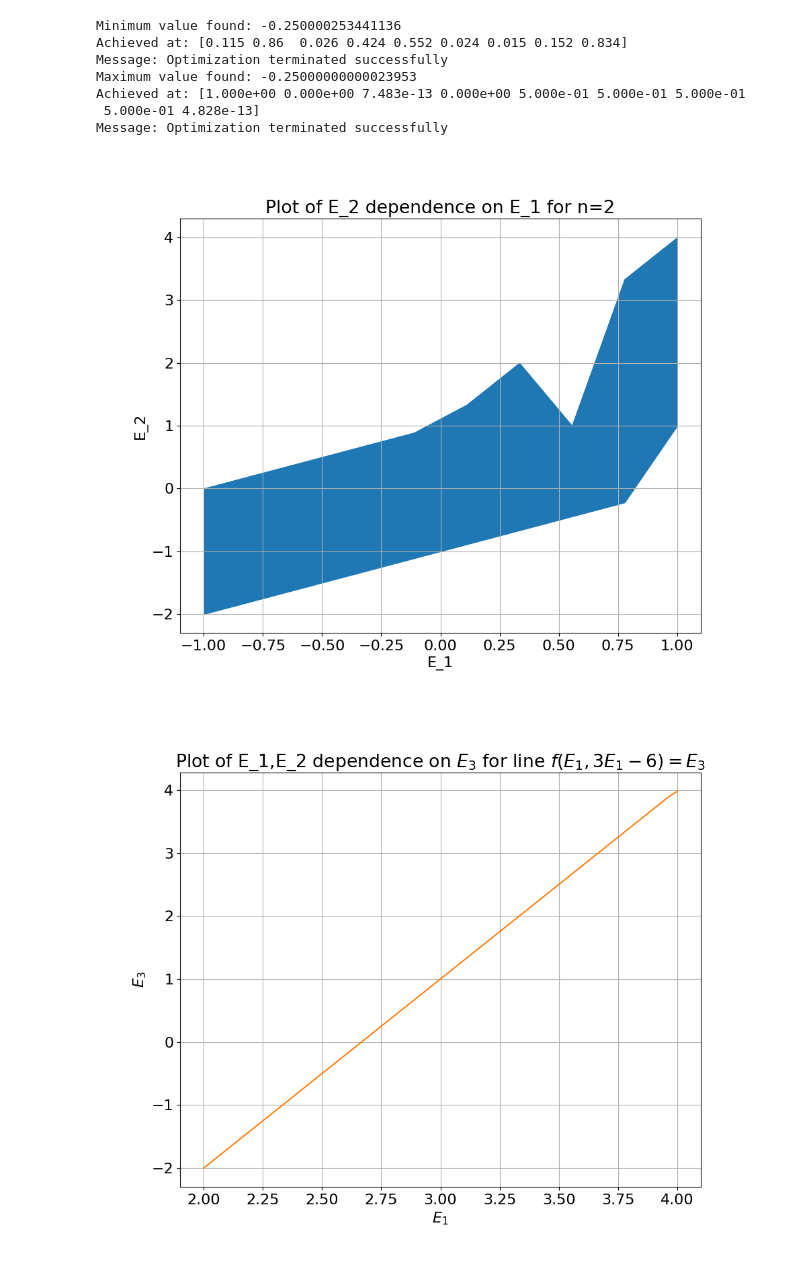
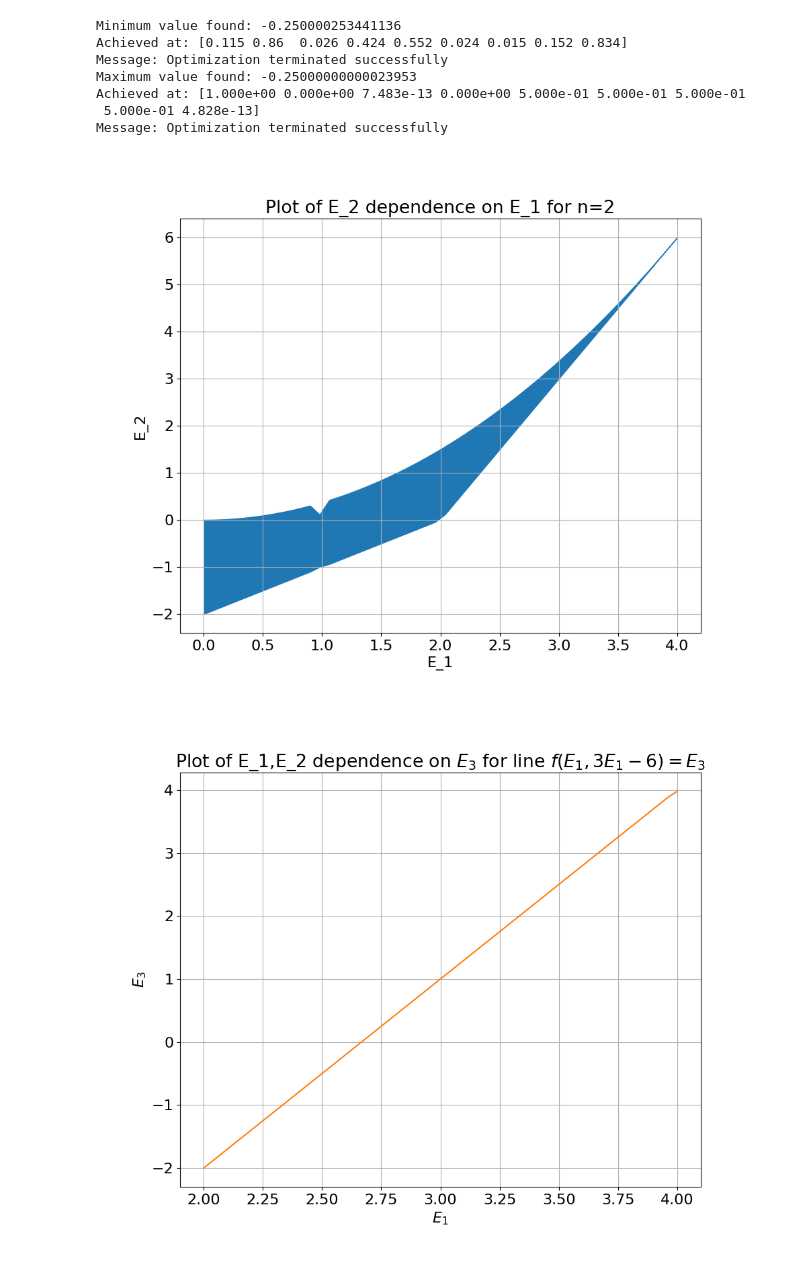
Before and after one commit to Thrinador/niep, a Jupyter notebook: niep/niep.ipynb, the cells around one changed output. Cells and saved outputs as stored; diff of their text form; code cells hidden in the pictures.

```diff
--- a/niep/niep.ipynb
+++ b/niep/niep.ipynb
@@ -106,30 +106,30 @@ Achieved at: [1.000e+00 0.000e+00 7.483e-13 0.000e+00 5.000e-01 5.000e-01 5.000e
 Message: Optimization terminated successfully
 # %%
 # Generate x values from 0 to 3
-x_values = np.linspace(-1, 1, 10)
+x_values = np.linspace(0, 4, 50)
 
-min_y = list(map(functools.partial(run_function_with_constraints_and_equal, func_num=2, loc=3), x_values))
-max_y = list(map(functools.partial(run_function_with_constraints_and_equal, func_num=2+n, loc=3), x_values))
+min_y = list(map(functools.partial(run_function_with_constraints_and_equal, func_num=1, loc=0), x_values))
+max_y = list(map(functools.partial(run_function_with_constraints_and_equal, func_num=1+n, loc=0), x_values))
 
 min_y_values = [y.fun for y in min_y]
 max_y_values = [y.fun*-1 for y in max_y]
 
 font = {'size': 16}
 plt.rc('font', **font)
 
 plt.figure(figsize=(10, 8))
 plt.fill_between(x_values, min_y_values, max_y_values, interpolate=True, color='C0')
 #plt.plot(x_values, max_y_values, label='Max', color='C1')
 #plt.plot(x_values, min_y_values, label='Min', color='C2')
 #plt.axis([0, 7,-3, 15])
 
 plt.title('Plot of E_2 dependence on E_1 for n=2')
 plt.xlabel('E_1')
 plt.ylabel('E_2')
 plt.grid(True)
 plt.savefig('niep_2_s1_s2.png', bbox_inches='tight')
 # %% [output]
-[figure, old version]
+[figure, new version]
 # %%
 x_values = np.linspace(2, 4, 60)
 
```
Also changed, not shown: parts of 1 cell of this notebook, 11 other files.
